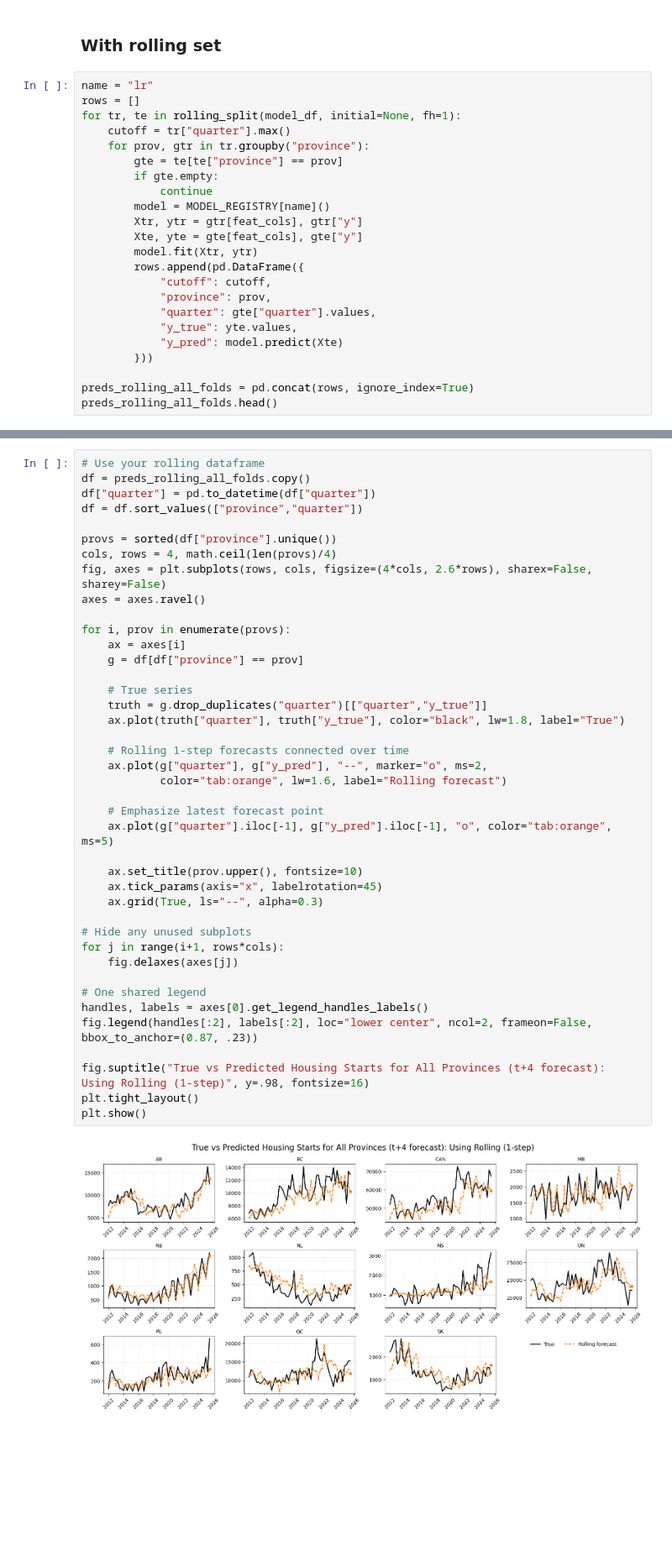
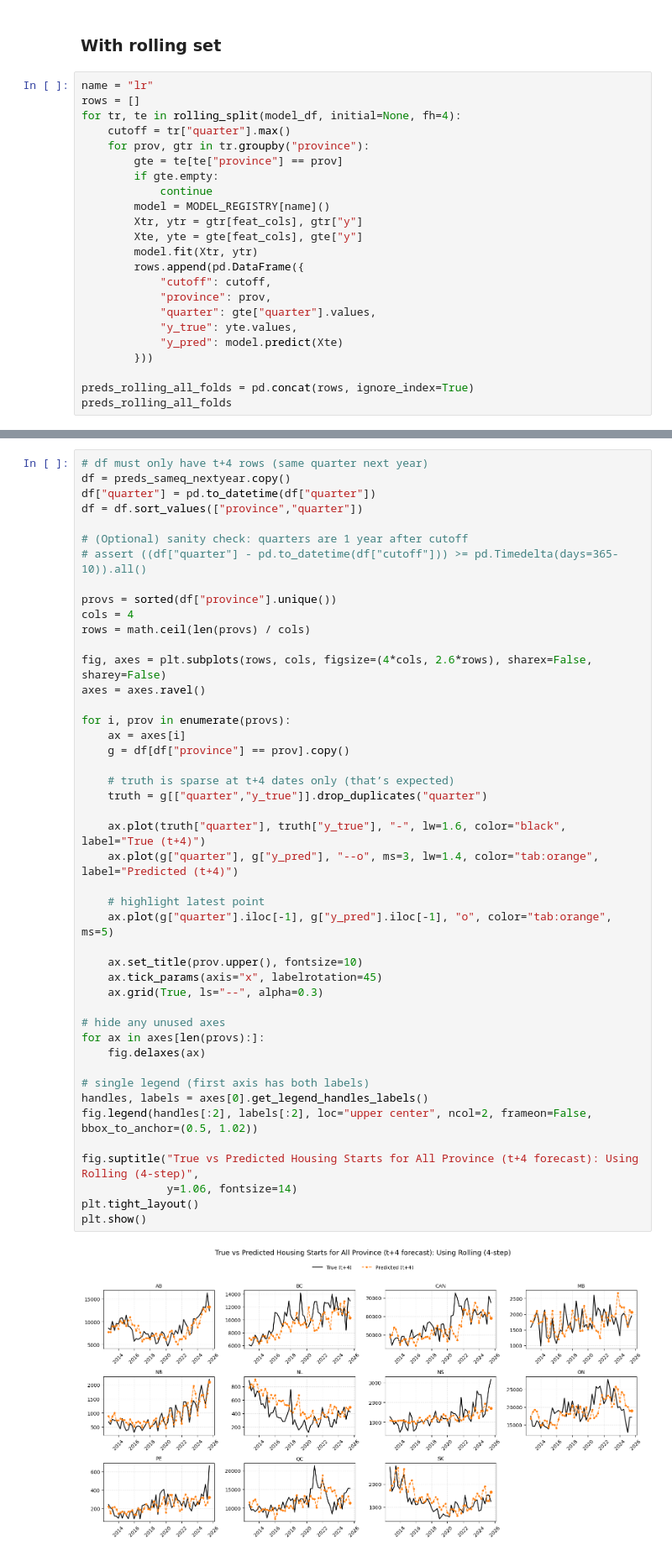
Before and after one commit to Erdos-Projects/fall-2025-forecasting-housing-supply-demand, a Jupyter notebook: modeling_same_q_forecast.ipynb, the cells around one changed output, grey strips where cells are left out. Shown at 84% size. Drawn from its saved outputs; the diff is of its cells as text; blank space fills up the shorter version.

Commit message:
updating same q

```diff
--- a/modeling_same_q_forecast.ipynb
+++ b/modeling_same_q_forecast.ipynb
@@ -502,7 +502,7 @@ plt.show()
 # %%
 name = "lr"
 rows = []
-for tr, te in rolling_split(model_df, initial=None, fh=1):
+for tr, te in rolling_split(model_df, initial=None, fh=4):
     cutoff = tr["quarter"].max()
     for prov, gtr in tr.groupby("province"):
         gte = te[te["province"] == prov]
@@ -521,7 +521,7 @@ for tr, te in rolling_split(model_df, initial=None, fh=1):
         }))
 
 preds_rolling_all_folds = pd.concat(rows, ignore_index=True)
-preds_rolling_all_folds.head()
+preds_rolling_all_folds
 # %% [output]
 |  | cutoff | province | quarter | y_true | y_pred |
 | 0 | 2011-10-01 | ab | 2012-01-01 | 7705.083333 | 5184.597011 |
@@ -532,43 +597,47 @@ preds_rolling_all_folds.head()
 # %%
-# Use your rolling dataframe
-df = preds_rolling_all_folds.copy()
+# df must only have t+4 rows (same quarter next year)
+df = preds_sameq_nextyear.copy()
 df["quarter"] = pd.to_datetime(df["quarter"])
 df = df.sort_values(["province","quarter"])
 
+# (Optional) sanity check: quarters are 1 year after cutoff
+# assert ((df["quarter"] - pd.to_datetime(df["cutoff"])) >= pd.Timedelta(days=365-10)).all()
+
 provs = sorted(df["province"].unique())
-cols, rows = 4, math.ceil(len(provs)/4)
+cols = 4
+rows = math.ceil(len(provs) / cols)
+
 fig, axes = plt.subplots(rows, cols, figsize=(4*cols, 2.6*rows), sharex=False, sharey=False)
 axes = axes.ravel()
 
 for i, prov in enumerate(provs):
     ax = axes[i]
-    g = df[df["province"] == prov]
+    g = df[df["province"] == prov].copy()
 
-    # True series
-    truth = g.drop_duplicates("quarter")[["quarter","y_true"]]
-    ax.plot(truth["quarter"], truth["y_true"], color="black", lw=1.8, label="True")
+    # truth is sparse at t+4 dates only (that’s expected)
+    truth = g[["quarter","y_true"]].drop_duplicates("quarter")
 
-    # Rolling 1-step forecasts connected over time
-    ax.plot(g["quarter"], g["y_pred"], "--", marker="o", ms=2,
-            color="tab:orange", lw=1.6, label="Rolling forecast")
+    ax.plot(truth["quarter"], truth["y_true"], "-", lw=1.6, color="black", label="True (t+4)")
+    ax.plot(g["quarter"], g["y_pred"], "--o", ms=3, lw=1.4, color="tab:orange", label="Predicted (t+4)")
 
-    # Emphasize latest forecast point
+    # highlight latest point
     ax.plot(g["quarter"].iloc[-1], g["y_pred"].iloc[-1], "o", color="tab:orange", ms=5)
 
     ax.set_title(prov.upper(), fontsize=10)
     ax.tick_params(axis="x", labelrotation=45)
     ax.grid(True, ls="--", alpha=0.3)
 
-# Hide any unused subplots
-for j in range(i+1, rows*cols):
-    fig.delaxes(axes[j])
+# hide any unused axes
+for ax in axes[len(provs):]:
+    fig.delaxes(ax)
 
-# One shared legend
+# single legend (first axis has both labels)
 handles, labels = axes[0].get_legend_handles_labels()
-fig.legend(handles[:2], labels[:2], loc="lower center", ncol=2, frameon=False, bbox_to_anchor=(0.87, .23))
+fig.legend(handles[:2], labels[:2], loc="upper center", ncol=2, frameon=False, bbox_to_anchor=(0.5, 1.02))
 
-fig.suptitle("True vs Predicted Housing Starts for All Provinces (t+4 forecast): Using Rolling (1-step)", y=.98, fontsize=16)
+fig.suptitle("True vs Predicted Housing Starts for All Province (t+4 forecast): Using Rolling (4-step)",
+             y=1.06, fontsize=14)
 plt.tight_layout()
 plt.show()
 # %% [output]
-[figure, old version]
+[figure, new version]
```
Also changed, not shown: parts of 6 cells of this notebook, 1 other file.
